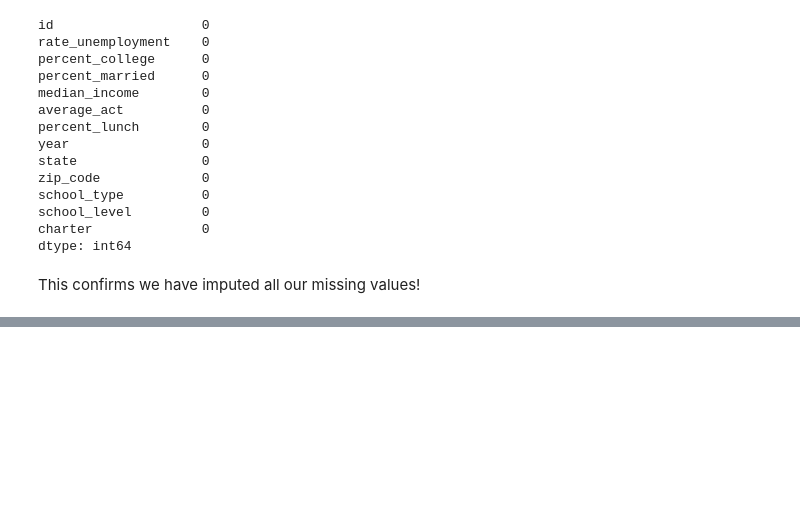
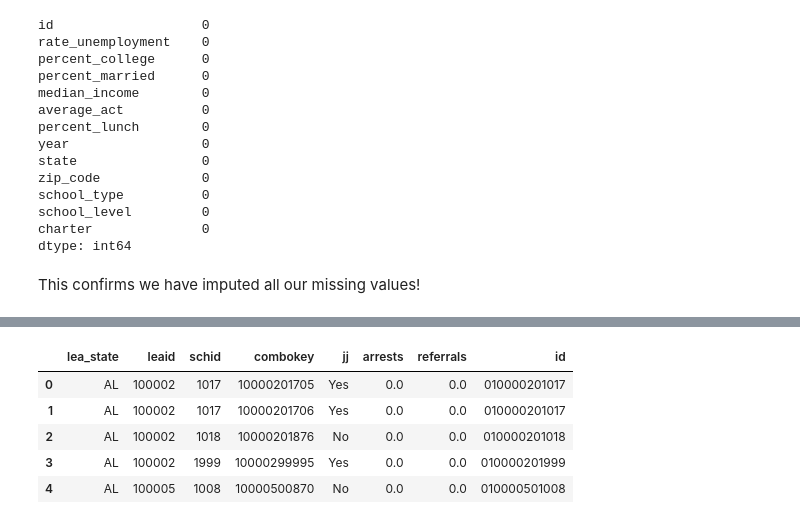
Before and after one commit to brisamh/education, a Jupyter notebook: code/Education_Template.ipynb, the cells around one changed output, grey strips where cells are left out. Cells and saved outputs as stored; diff of their text form; code cells hidden in the pictures; blank space fills up the shorter version.

```diff
--- a/code/Education_Template.ipynb
+++ b/code/Education_Template.ipynb
@@ -574,0 +752,15 @@ df['year'].max()
+# %%
+## drop the other columns
+#referrals_arrest.columns
+referrals_arrest = referrals_arrest[['LEA_STATE','LEAID','SCHID','COMBOKEY','JJ','arrests','referrals']]
+# %%
+# lower case
+referrals_arrest.columns = referrals_arrest.columns.str.lower()
+referrals_arrest.head()
+# %% [output]
+|  | lea_state | leaid | schid | combokey | jj | arrests | referrals | id |
+| 0 | AL | 100002 | 1017 | 10000201705 | Yes | 0.0 | 0.0 | 010000201017 |
+| 1 | AL | 100002 | 1017 | 10000201706 | Yes | 0.0 | 0.0 | 010000201017 |
+| 2 | AL | 100002 | 1018 | 10000201876 | No | 0.0 | 0.0 | 010000201018 |
+| 3 | AL | 100002 | 1999 | 10000299995 | Yes | 0.0 | 0.0 | 010000201999 |
+| 4 | AL | 100005 | 1008 | 10000500870 | No | 0.0 | 0.0 | 010000501008 |
```
Also changed, not shown: parts of 29 cells of this notebook.
